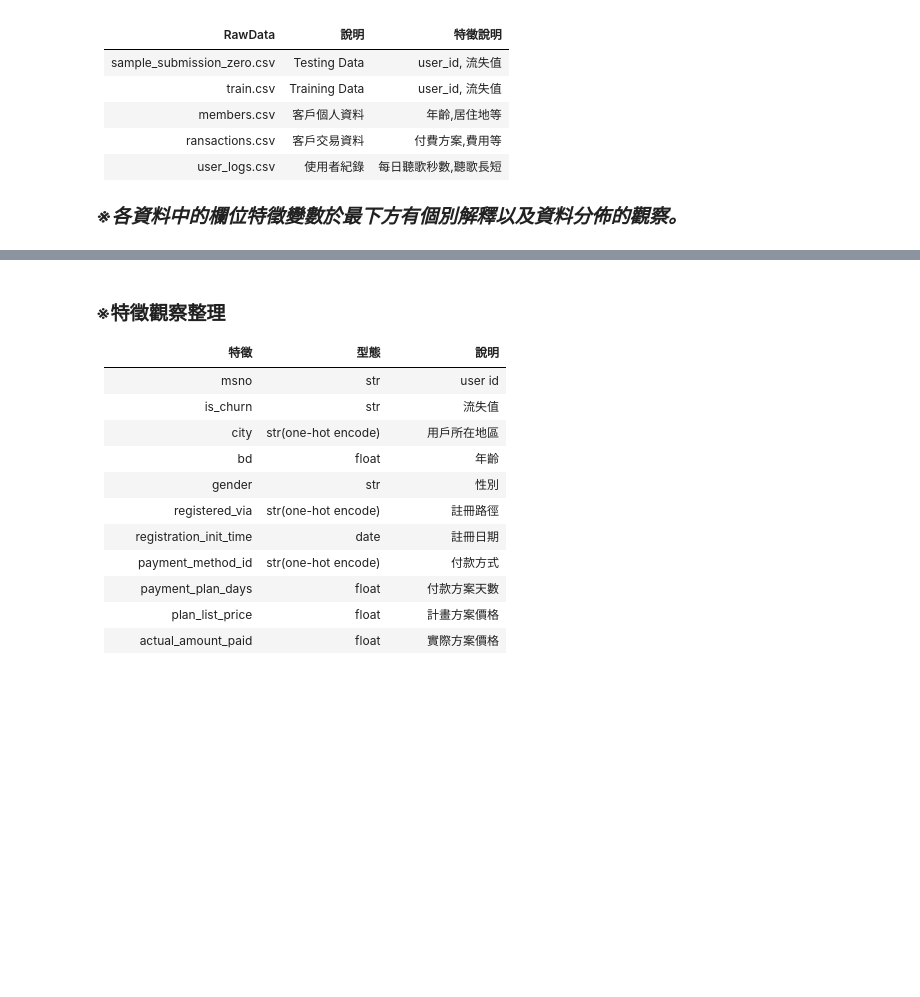
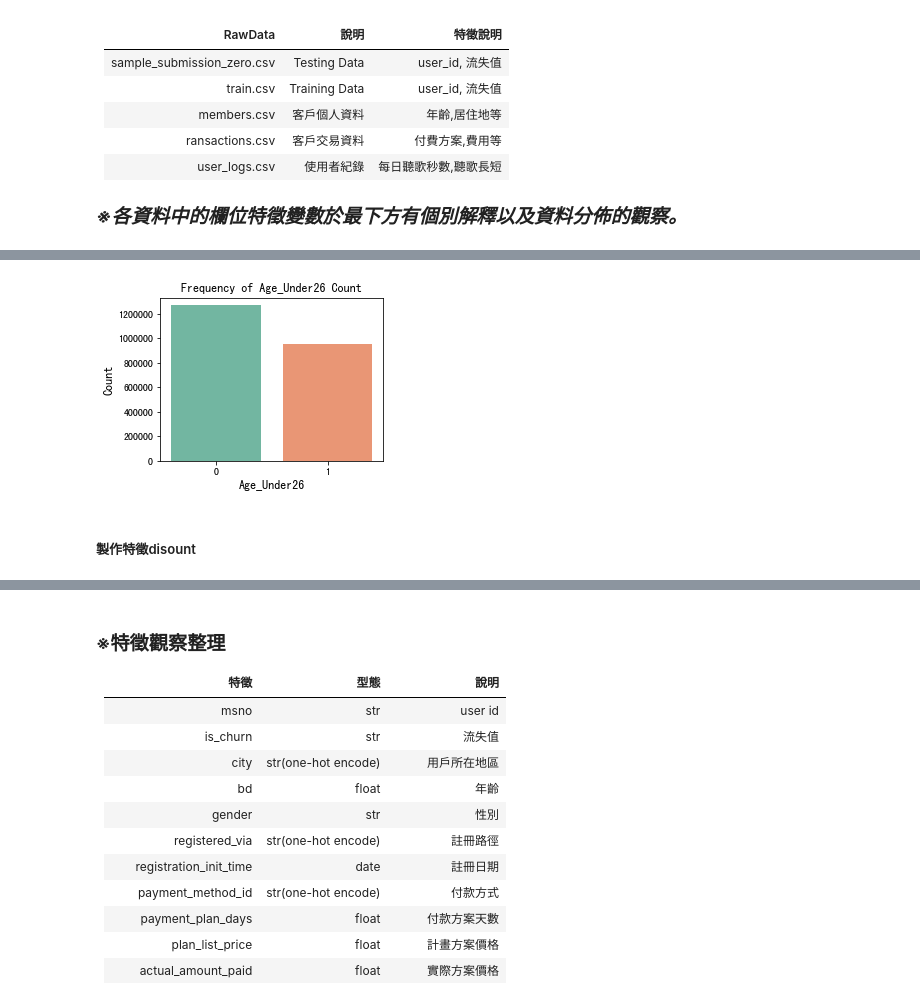
Before and after one commit to imiKao/KKBoxProject_for_TcfstCourse, a Jupyter notebook: KKboxAnalysis_特徵工程.ipynb, the cells around one changed output, grey strips where cells are left out. Drawn from its saved outputs; the diff is of its cells as text; code cells hidden in the pictures; blank space fills up the shorter version.

```diff
--- a/KKboxAnalysis_特徵工程.ipynb
+++ b/KKboxAnalysis_特徵工程.ipynb
@@ -646,0 +117,2 @@ TrainingData.to_csv('Trains__Members__Transaction.csv',index=False,header=True)
+# %%
+KKboxMembers = dtype_compressor(KKboxMembers)
@@ -646,0 +358,13 @@ TrainingData.to_csv('Trains__Members__Transaction.csv',index=False,header=True)
+# %%
+def age_under26(df):
+    ft_age_under26 = df[['msno', 'bd']]
+    # 去除不合理年齡值(取1~100歲)
+    ft_age_under26 = ft_age_under26[ft_age_under26['bd'] < 100]
+    ft_age_under26 = ft_age_under26[ft_age_under26['bd'] > 0]
+    # 將26up與under26分成兩類
+    ft_age_under26.rename(columns={'bd':'age_under26'}, inplace=True)
+    ft_age_under26['age_under26'] = ft_age_under26.age_under26.apply(lambda x: 1 if x < 26 else 0)
+    return ft_age_under26
+# %%
+ft_age_under26 = age_under26(KKboxMembers)
+ft_age_under26.head()
@@ -646,0 +378,9 @@ TrainingData.to_csv('Trains__Members__Transaction.csv',index=False,header=True)
+# %%
+plt.figure(figsize=(4,3))
+sns.countplot(x="age_under26", data=ft_age_under26, palette = "Set2")
+plt.ylabel('Count', fontsize=12)
+plt.xlabel('Age_Under26', fontsize=12)
+plt.title("Frequency of Age_Under26 Count", fontsize=12)
+plt.show()
+# %% [output]
+[figure, added]
@@ -646,0 +390,2 @@ TrainingData.to_csv('Trains__Members__Transaction.csv',index=False,header=True)
+# %% [markdown]
+##### 製作特徵disount
```
Also changed, not shown: parts of 237 cells of this notebook.
